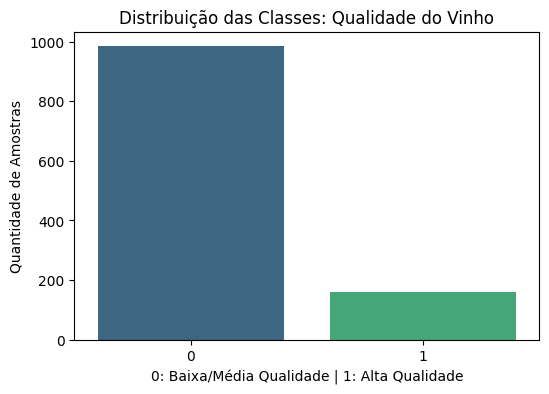
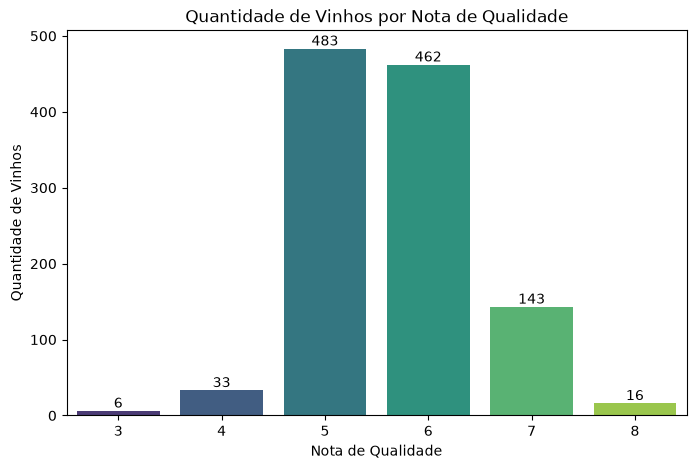
Unified diff of the notebook cell whose output changed from the first chart to the second:
--- before
+++ after
@@ -1,15 +1,56 @@
 print("--- PASSO 2: Análise Exploratória (EDA) ---")
 
-# Gráfico 1: Analisando o balanceamento das classes
-plt.figure(figsize=(6, 4))
-sns.countplot(x='alta_qualidade', data=df, palette='viridis')
-plt.title('Distribuição das Classes: Qualidade do Vinho')
-plt.xlabel('0: Baixa/Média Qualidade | 1: Alta Qualidade')
-plt.ylabel('Quantidade de Amostras')
+df.info()
+
+#Gráfico 1: Quantidade de vinhos por nota de qualidade
+plt.figure(figsize=(8, 5))
+ax = sns.countplot(x='qualidade', data=df, palette='viridis')
+
+for p in ax.patches:
+    ax.annotate(f'{int(p.get_height())}',
+                (p.get_x() + p.get_width() / 2, p.get_height()),
+                ha='center', va='bottom')
+
+plt.title('Quantidade de Vinhos por Nota de Qualidade')
+plt.xlabel('Nota de Qualidade')
+plt.ylabel('Quantidade de Vinhos')
 plt.show()
 
 # Gráfico 2: Matriz de Correlação para identificar influência das variáveis
 plt.figure(figsize=(12, 8))
-sns.heatmap(df.corr(), annot=True, cmap='coolwarm', fmt=".2f", linewidths=0.5)
+sns.heatmap(df.drop(columns=['Id']).corr(), 
+annot=True, cmap='coolwarm', fmt=".2f", linewidths=0.5)
 plt.title('Matriz de Correlação das Variáveis Físico-Químicas')
 plt.show()
+
+# Gráfico 2: Matriz de Correlação para identificar influência das variáveis
+df.drop(columns=['Id', 'alta_qualidade']).hist(figsize=(16,12), bins=20)
+df.hist(figsize=(16,12), bins=20)
+plt.suptitle('Distribuição das Variáveis', fontsize=16)
+plt.tight_layout()
+plt.show()
+scaler = StandardScaler()
+df_padronizado = pd.DataFrame(
+    scaler.fit_transform(df.drop(columns=['alta_qualidade'])),
+    columns=df.drop(columns=['alta_qualidade']).columns
+)
+
+plt.figure(figsize=(15,8))
+sns.boxplot(data=df_padronizado)
+plt.xticks(rotation=45)
+plt.title("Boxplot das Variáveis Padronizadas")
+plt.show()
+
+plt.figure(figsize=(8,5))
+sns.boxplot(x='qualidade', y='teor_alcoolico', data=df)
+plt.title('Teor Alcoólico por Qualidade')
+plt.xlabel('Qualidade')
+plt.ylabel('Teor Alcoólico')
+plt.show()
+
+plt.figure(figsize=(8,5))
+sns.boxplot(x='qualidade', y='acidez_volatil', data=df)
+plt.title('Acidez Volátil por Qualidade')
+plt.xlabel('Qualidade')
+plt.ylabel('Acidez Volátil')
+plt.show()

Commit: Criação do PPT e ajustes de gráficos no código